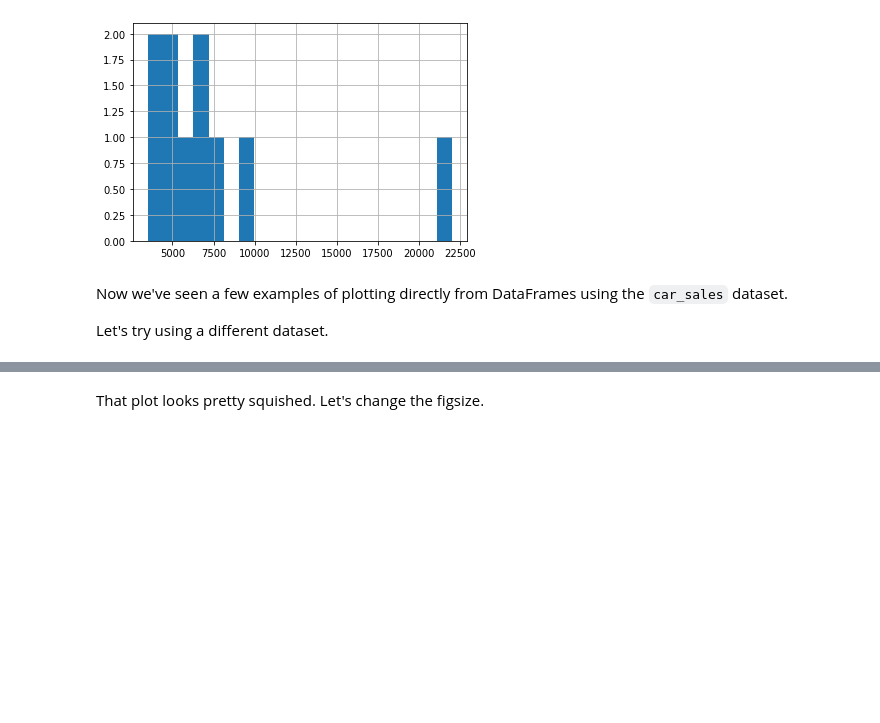
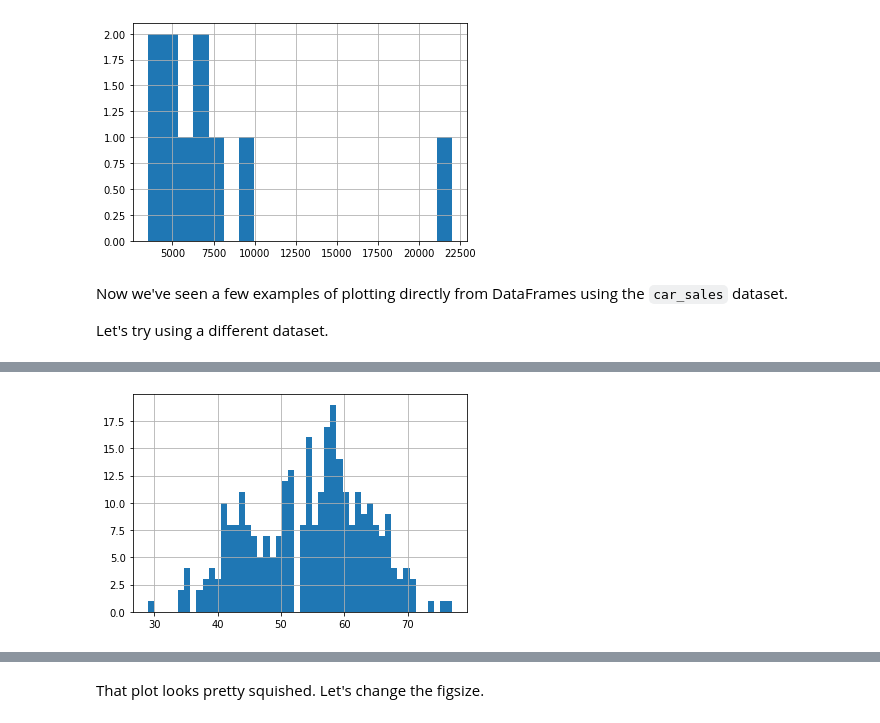
Before and after one commit to Nidhi-1223/Zero-to-Master-s-Machine-Learning-Course, a Jupyter notebook: Matplotlib Library/matplotlib-exercises.ipynb, the cells around one changed output, grey strips where cells are left out. Drawn from its saved outputs; the diff is of its cells as text; code cells hidden in the pictures; blank space fills up the shorter version.

Commit message:
Matplotlib Exercise

```diff
--- a/Matplotlib Library/matplotlib-exercises.ipynb
+++ b/Matplotlib Library/matplotlib-exercises.ipynb
@@ -376,5 +376,7 @@ Now we've seen a few examples of plotting directly from DataFrames using the `ca
 Let's try using a different dataset.
 # %%
 # Import "../data/heart-disease.csv" and save it to the variable "heart_disease"
+import pandas as pd
+heart_disease = pd.read_csv('/home/hp1/Documents/College/Coding/Machine Learning/zero_to_mastery_course/Matplotlib Library/Assests/heart-disease.csv')
 # %%
 # View the first 10 rows of the heart_disease DataFrame
@@ -381,5 +396,9 @@ Let's try using a different dataset.
 # %%
 # Create a histogram of the "age" column with 50 bins
+heart_disease["age"].hist(bins = 50)
+plt.show()
+# %% [output]
+[figure, added]
 # %%
 # Call plot.hist() on the heart_disease DataFrame and toggle the
 # "subplots" parameter to True
```
Also changed, not shown: parts of 14 cells of this notebook, 4 other files.
